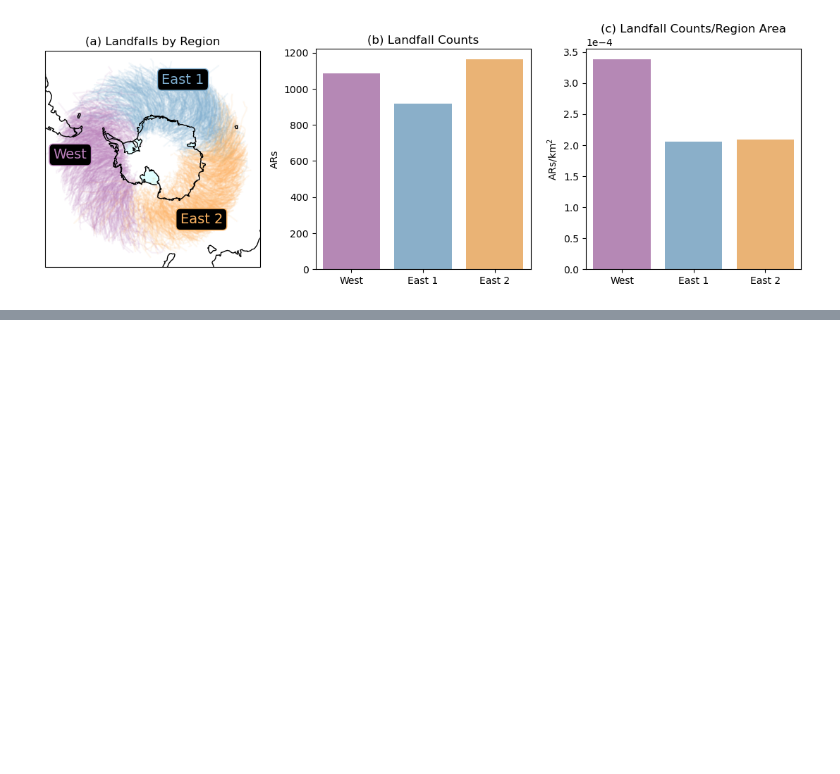
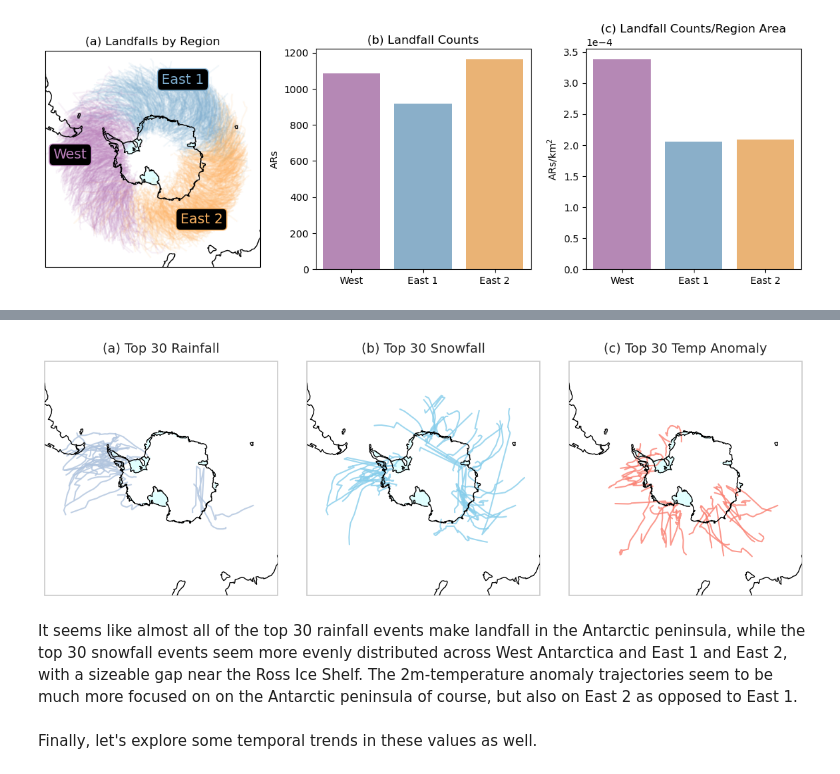
Before and after one commit to jbbutler/antarctic_AR_dataset, a Jupyter notebook: notebooks/dataset_explorations.ipynb, the cells around one changed output, grey strips where cells are left out. Cells and saved outputs as stored; diff of their text form; code cells hidden in the pictures; blank space fills up the shorter version.

```diff
--- a/notebooks/dataset_explorations.ipynb
+++ b/notebooks/dataset_explorations.ipynb
@@ -181,0 +326,49 @@ year_df.groupby('coarser_region')['size'].describe()
+# %%
+top_n = 30
+top_rain = dataset.nlargest(top_n, 'cumulative_rainfall_ais')
+top_snow = dataset.nlargest(top_n, 'cumulative_snowfall_ais')
+top_temp = dataset.nlargest(top_n, 'max_T2M_anomaly_ais')
+
+# group them into lists for easy looping
+top_datasets = [top_rain, top_snow, top_temp]
+titles = [f'(a) Top {top_n} Rainfall', f'(b) Top {top_n} Snowfall', f'(c) Top {top_n} Temp Anomaly']
+colors = ['lightsteelblue', 'skyblue', 'salmon']
+
+fig, axes = plt.subplots(
+    1, 3,
+    figsize=(12, 4),
+    subplot_kw={'projection': ccrs.Stereographic(central_longitude=0., central_latitude=-90.)}
+)
+
+for ax, data, title, color in zip(axes, top_datasets, titles, colors):
+
+    # add geographic features to the current axis
+    ice_shelf_poly = cfeature.NaturalEarthFeature('physical', 'antarctic_ice_shelves_polys', '50m', edgecolor='none', facecolor='lightcyan')
+    ax.add_feature(ice_shelf_poly, linewidth=3)
+
+    ice_shelf_line = cfeature.NaturalEarthFeature('physical', 'antarctic_ice_shelves_lines', '50m', edgecolor='black', facecolor='none')
+    ax.add_feature(ice_shelf_line, linewidth=1, zorder=13)
+
+    ax.coastlines(resolution='110m', linewidth=1, zorder=32)
+    ax.set_extent([-180, 180, -90, -42], ccrs.PlateCarree())
+    ax.set_title(title, fontsize=14, pad=10)
+
+    # plot trajectories for this specific dataset
+    for index, row in data.iterrows():
+        trajectory = row.trajectory
+        ax.plot(trajectory.avg_lon, trajectory.avg_lat,
+                transform=ccrs.Geodetic(),
+                color=color,
+                alpha=0.8,
+                linewidth=1.5)
+
+# automatically adjust spacing so the maps don't overlap
+plt.tight_layout()
+
+fig.savefig('../output/plots/most_extreme_tracks.png', dpi=300)
+# %% [output]
+[figure, added]
+# %% [markdown]
+It seems like almost all of the top 30 rainfall events make landfall in the Antarctic peninsula, while the top 30 snowfall events seem more evenly distributed across West Antarctica and East 1 and East 2, with a sizeable gap near the Ross Ice Shelf. The 2m-temperature anomaly trajectories seem to be much more focused on on the Antarctic peninsula of course, but also on East 2 as opposed to East 1.
+# %% [markdown]
+Finally, let's explore some temporal trends in these values as well.
```
Also changed, not shown: parts of 36 cells of this notebook, 2 other files.
